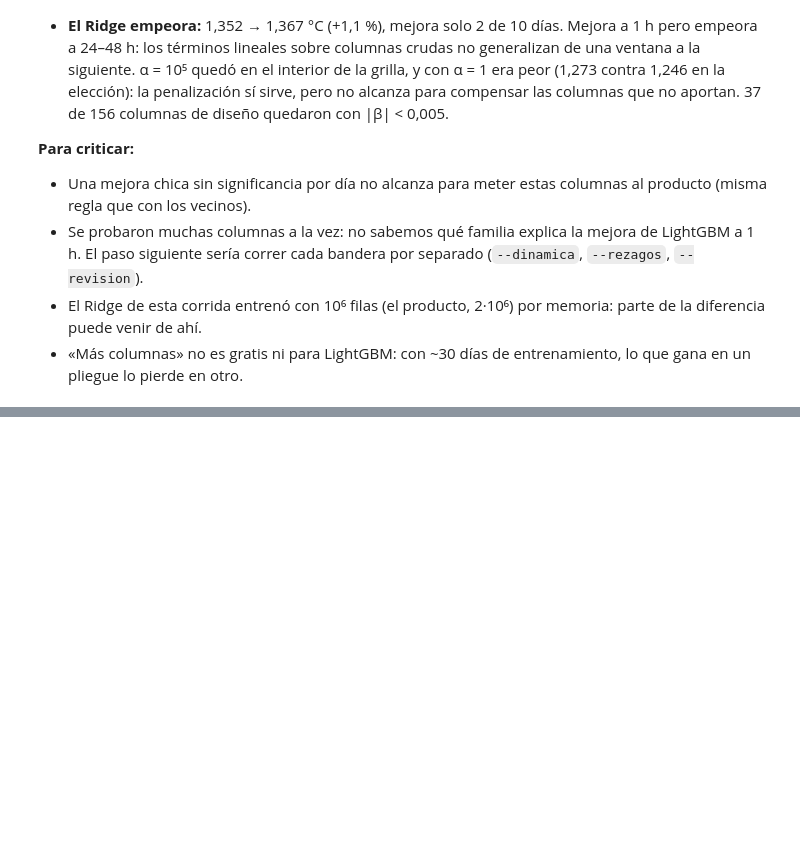
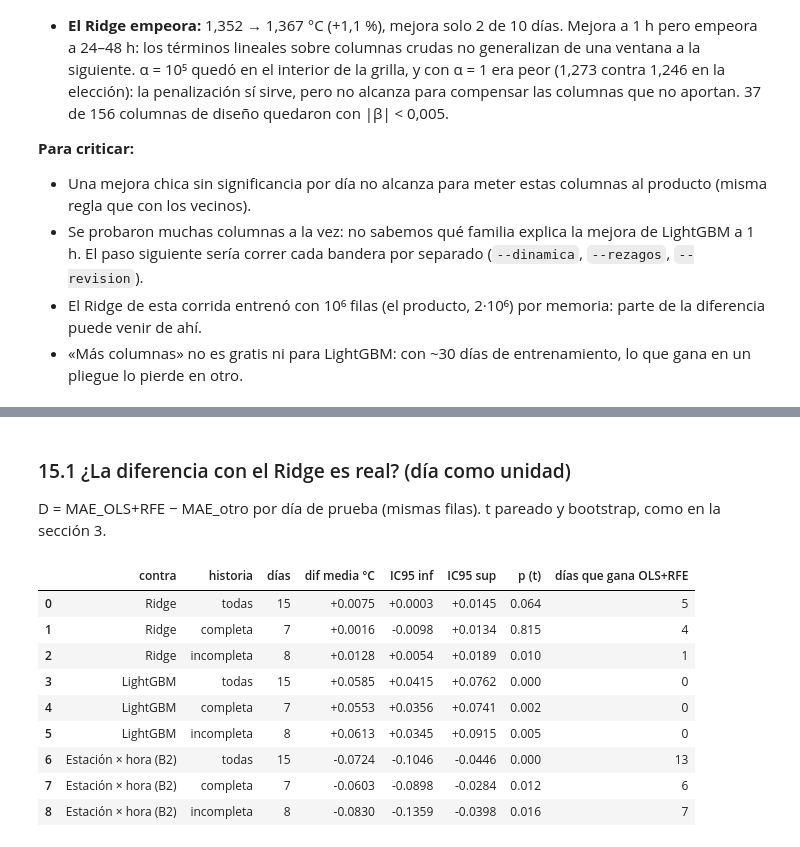
Before and after one commit to matiasbacalhau/TallerDeDatos, a Jupyter notebook: TP3/notebooks/comparacion_modelos.ipynb, the cells around one changed output, grey strips where cells are left out. Saved outputs shown, nothing was run; the diff lists cells and outputs as text; code cells hidden in the pictures; blank space fills up the shorter version.

```diff
--- a/TP3/notebooks/comparacion_modelos.ipynb
+++ b/TP3/notebooks/comparacion_modelos.ipynb
@@ -700,0 +767,32 @@ las 10 columnas con más ganancia en --todas (%):
+# %% [markdown]
+### 15.1 ¿La diferencia con el Ridge es real? (día como unidad)
+
+D = MAE_OLS+RFE − MAE_otro por día de prueba (mismas filas). t pareado y bootstrap, como en la sección 3.
+# %%
+from scipy import stats
+PD = pd.read_csv(RFE_DIR / "por_dia.csv").merge(pd.read_csv(RES / "comparacion_por_dia.csv"), on=["pliegue", "dia"],
+                                                 suffixes=("_rfe", ""))
+assert (PD.n_rfe == PD.n).all(), "OLS + RFE y los otros modelos no evaluaron las mismas filas"
+rng = np.random.default_rng(42)
+filas = []
+for otro in ("lineal", "lgbm", "B2"):
+    for hist in ("todas", "completa", "incompleta"):
+        x = PD if hist == "todas" else PD[PD.historia == hist]
+        d = (x.ols_rfe - x[otro]).to_numpy()
+        boot = rng.choice(d, size=(10000, len(d))).mean(1)
+        filas.append({"contra": NOMBRE[otro], "historia": hist, "días": len(d), "dif media °C": d.mean(),
+                      "IC95 inf": np.percentile(boot, 2.5), "IC95 sup": np.percentile(boot, 97.5),
+                      "p (t)": stats.ttest_1samp(d, 0).pvalue, "días que gana OLS+RFE": int((d < 0).sum())})
+display(pd.DataFrame(filas).style.format({"dif media °C": "{:+.4f}", "IC95 inf": "{:+.4f}", "IC95 sup": "{:+.4f}",
+                                          "p (t)": "{:.3f}"}))
+# %% [output]
+|  | contra | historia | días | dif media °C | IC95 inf | IC95 sup | p (t) | días que gana OLS+RFE |
+| 0 | Ridge | todas | 15 | +0.0075 | +0.0003 | +0.0145 | 0.064 | 5 |
+| 1 | Ridge | completa | 7 | +0.0016 | -0.0098 | +0.0134 | 0.815 | 4 |
+| 2 | Ridge | incompleta | 8 | +0.0128 | +0.0054 | +0.0189 | 0.010 | 1 |
+| 3 | LightGBM | todas | 15 | +0.0585 | +0.0415 | +0.0762 | 0.000 | 0 |
+| 4 | LightGBM | completa | 7 | +0.0553 | +0.0356 | +0.0741 | 0.002 | 0 |
+| 5 | LightGBM | incompleta | 8 | +0.0613 | +0.0345 | +0.0915 | 0.005 | 0 |
+| 6 | Estación × hora (B2) | todas | 15 | -0.0724 | -0.1046 | -0.0446 | 0.000 | 13 |
+| 7 | Estación × hora (B2) | completa | 7 | -0.0603 | -0.0898 | -0.0284 | 0.012 | 6 |
+| 8 | Estación × hora (B2) | incompleta | 8 | -0.0830 | -0.1359 | -0.0398 | 0.016 | 7 |
```
Also changed, not shown: parts of 12 cells of this notebook, 2 other files.
